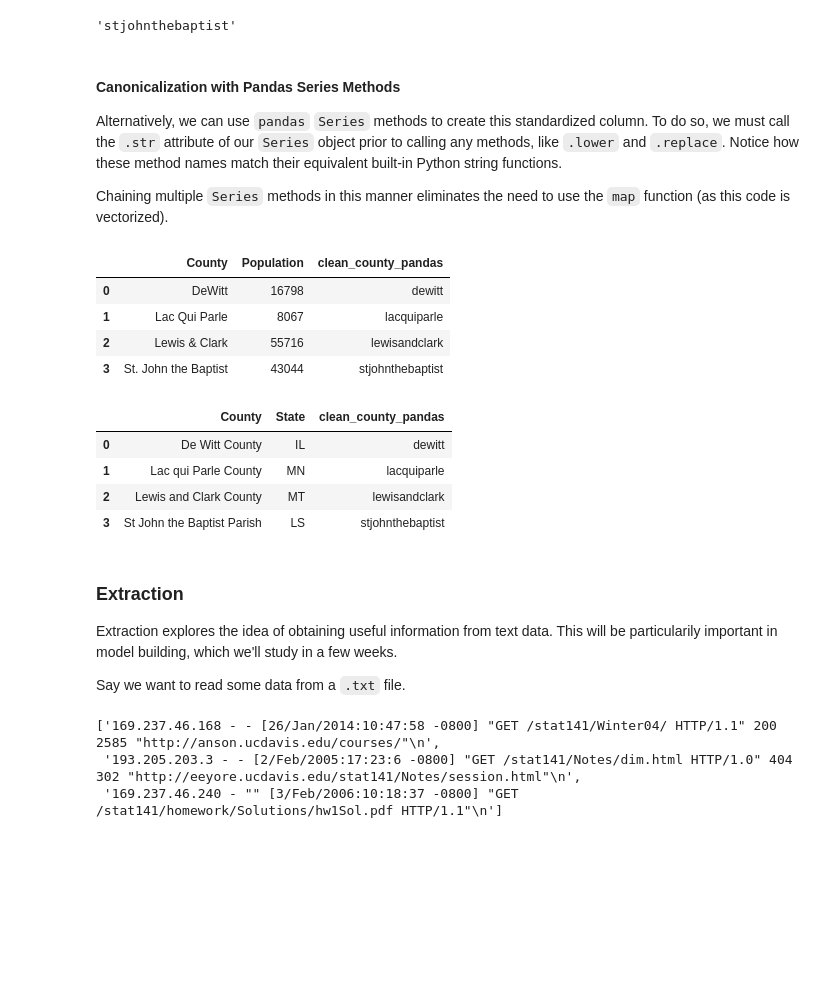
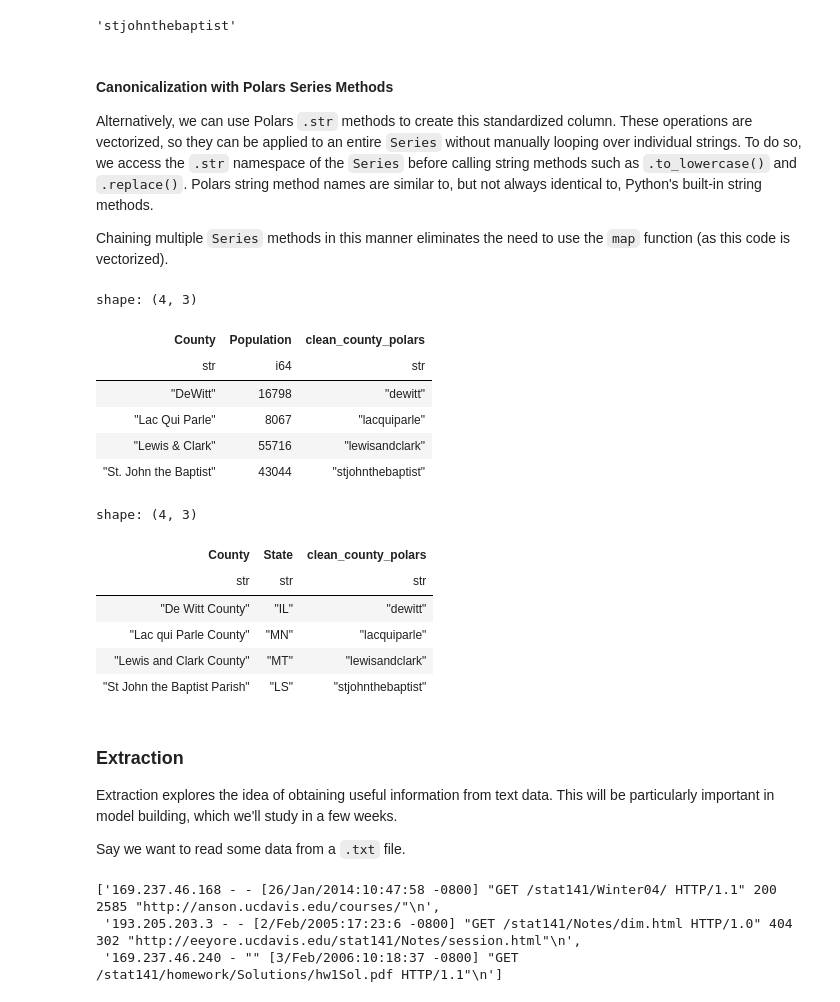
Before and after one commit to DS-100/course-notes, a Jupyter notebook: content/regex/regex.ipynb, the cells around one changed output. Saved outputs shown, nothing was run; the diff lists cells and outputs as text; code cells hidden in the pictures; blank space fills up the shorter version.

`````diff
--- a/content/regex/regex.ipynb
+++ b/content/regex/regex.ipynb
@@ -58,13 +58,10 @@ with open('data/county_and_population.csv') as f:
 ```
 ````
 # %%
-import pandas as pd
+import polars as pl
 
-with open('data/county_and_state.csv') as f:
-    county_and_state = pd.read_csv(f)
-
-with open('data/county_and_population.csv') as f:
-    county_and_pop = pd.read_csv(f)
+county_and_state = pl.read_csv("data/county_and_state.csv")
+county_and_pop = pl.read_csv("data/county_and_population.csv")
 # %%
 display(county_and_state), display(county_and_pop);
 # %% [output]
@@ -100,41 +101,51 @@ canonicalize_county("St. John the Baptist")
 # %% [output]
 'stjohnthebaptist'
 # %% [markdown]
-#### Canonicalization with Pandas Series Methods
+#### Canonicalization with Polars Series Methods
 
-Alternatively, we can use `pandas` `Series` methods to create this standardized column. To do so, we must call the `.str` attribute of our `Series` object prior to calling any methods, like `.lower` and `.replace`. Notice how these method names match their equivalent built-in Python string functions.
+Alternatively, we can use Polars `.str` methods to create this standardized column. These operations are vectorized, so they can be applied to an entire `Series` without manually looping over individual strings. To do so, we access the `.str` namespace of the `Series` before calling string methods such as `.to_lowercase()` and `.replace()`. Polars string method names are similar to, but not always identical to, Python's built-in string methods.
 
 Chaining multiple `Series` methods in this manner eliminates the need to use the `map` function (as this code is vectorized).
 # %%
 def canonicalize_county_series(county_series):
     return (
         county_series
-            .str.lower()
-            .str.replace(' ', '')
-            .str.replace('&', 'and')
-            .str.replace('.', '')
-            .str.replace('county', '')
-            .str.replace('parish', '')
+        .str.to_lowercase()
+        .str.replace_all(" ", "")
+        .str.replace_all("&", "and")
+        .str.replace_all(r"\.", "")
+        .str.replace_all("county", "")
+        .str.replace_all("parish", "")
     )
 
-county_and_pop['clean_county_pandas'] = canonicalize_county_series(county_and_pop['County'])
-county_and_state['clean_county_pandas'] = canonicalize_county_series(county_and_state['County'])
+county_and_pop = county_and_pop.with_columns(
+    canonicalize_county_series(county_and_pop["County"]).alias("clean_county_polars")
+)
+
+county_and_state = county_and_state.with_columns(
+    canonicalize_county_series(county_and_state["County"]).alias("clean_county_polars")
+)
+
 display(county_and_pop), display(county_and_state);
 # %% [output]
+shape: (4, 3)
-|  | County | Population | clean_county_pandas |
-| 0 | DeWitt | 16798 | dewitt |
-| 1 | Lac Qui Parle | 8067 | lacquiparle |
-| 2 | Lewis & Clark | 55716 | lewisandclark |
-| 3 | St. John the Baptist | 43044 | stjohnthebaptist |
+| County | Population | clean_county_polars |
+| str | i64 | str |
+| "DeWitt" | 16798 | "dewitt" |
+| "Lac Qui Parle" | 8067 | "lacquiparle" |
+| "Lewis & Clark" | 55716 | "lewisandclark" |
+| "St. John the Baptist" | 43044 | "stjohnthebaptist" |
+shape: (4, 3)
-|  | County | State | clean_county_pandas |
-| 0 | De Witt County | IL | dewitt |
-| 1 | Lac qui Parle County | MN | lacquiparle |
-| 2 | Lewis and Clark County | MT | lewisandclark |
-| 3 | St John the Baptist Parish | LS | stjohnthebaptist |
+| County | State | clean_county_polars |
+| str | str | str |
+| "De Witt County" | "IL" | "dewitt" |
+| "Lac qui Parle County" | "MN" | "lacquiparle" |
+| "Lewis and Clark County" | "MT" | "lewisandclark" |
+| "St John the Baptist Parish" | "LS" | "stjohnthebaptist" |
 # %% [markdown]
 ### Extraction
 
-Extraction explores the idea of obtaining useful information from text data. This will be particularily important in model building, which we'll study in a few weeks.
+Extraction explores the idea of obtaining useful information from text data. This will be particularly important in model building, which we'll study in a few weeks.
 
 Say we want to read some data from a `.txt` file.
 # %%
`````
Also changed, not shown: parts of 18 cells of this notebook.
